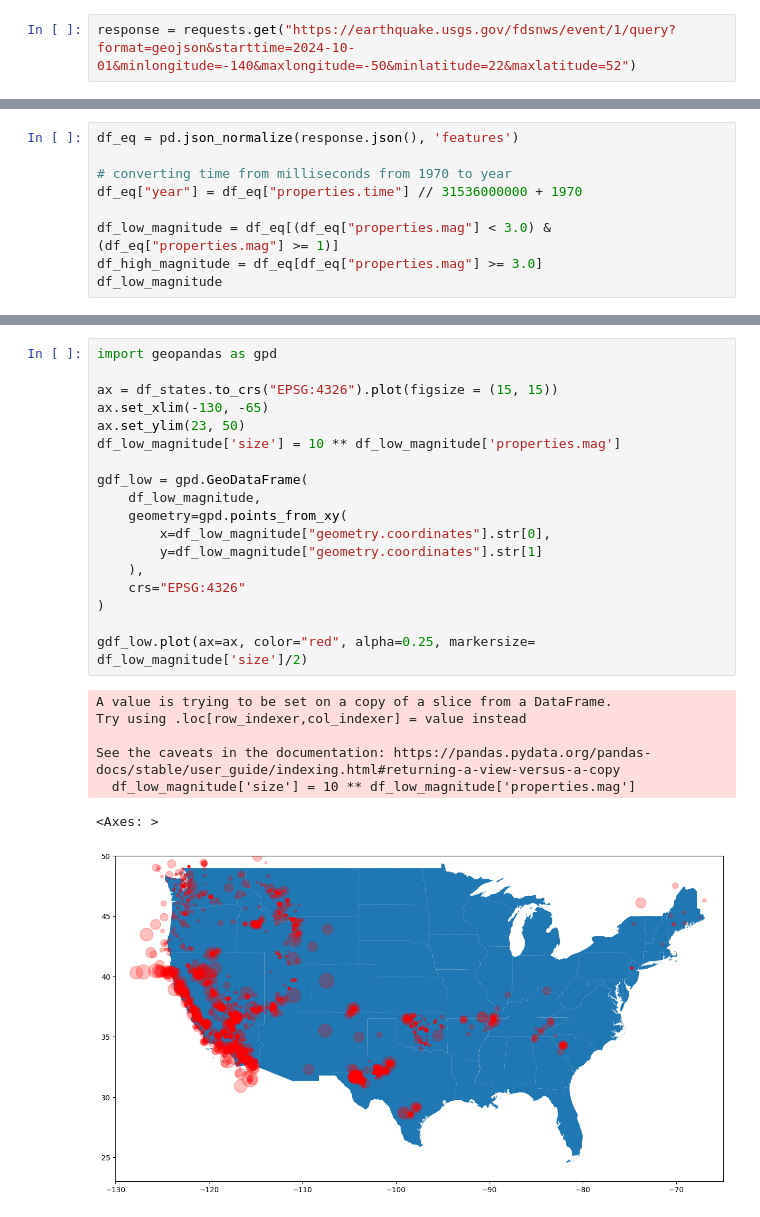
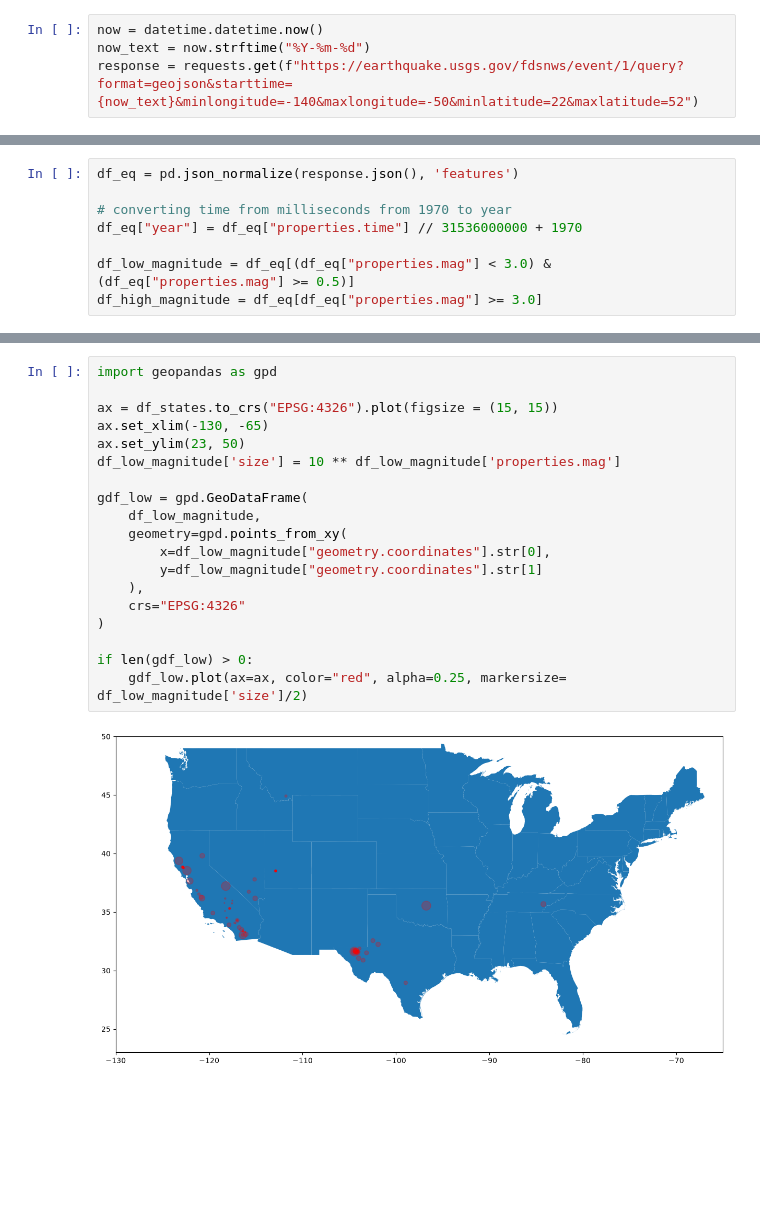
Before and after one commit to careervrosterm/algorithm-portfolio, a Jupyter notebook: API Earthquake Scraper and Heat Map.ipynb, the cells around one changed output, grey strips where cells are left out. Drawn from its saved outputs; the diff is of its cells as text; blank space fills up the shorter version.

```diff
--- a/API Earthquake Scraper and Heat Map.ipynb
+++ b/API Earthquake Scraper and Heat Map.ipynb
@@ -12,2 +15,4 @@ The following request collects data from the USGS' database regarding earthquake
 # %%
-response = requests.get("https://earthquake.usgs.gov/fdsnws/event/1/query?format=geojson&starttime=2024-10-01&minlongitude=-140&maxlongitude=-50&minlatitude=22&maxlatitude=52")
+now = datetime.datetime.now()
+now_text = now.strftime("%Y-%m-%d")
+response = requests.get(f"https://earthquake.usgs.gov/fdsnws/event/1/query?format=geojson&starttime={now_text}&minlongitude=-140&maxlongitude=-50&minlatitude=22&maxlatitude=52")
@@ -17,6 +24,5 @@ df_eq = pd.json_normalize(response.json(), 'features')
 # converting time from milliseconds from 1970 to year
 df_eq["year"] = df_eq["properties.time"] // 31536000000 + 1970
 
-df_low_magnitude = df_eq[(df_eq["properties.mag"] < 3.0) & (df_eq["properties.mag"] >= 1)]
+df_low_magnitude = df_eq[(df_eq["properties.mag"] < 3.0) & (df_eq["properties.mag"] >= 0.5)]
 df_high_magnitude = df_eq[df_eq["properties.mag"] >= 3.0]
-df_low_magnitude
@@ -82,27 +79,22 @@ df_states
 # %%
 import geopandas as gpd
 
 ax = df_states.to_crs("EPSG:4326").plot(figsize = (15, 15))
 ax.set_xlim(-130, -65)
 ax.set_ylim(23, 50)
 df_low_magnitude['size'] = 10 ** df_low_magnitude['properties.mag']
 
 gdf_low = gpd.GeoDataFrame(
     df_low_magnitude,
     geometry=gpd.points_from_xy(
         x=df_low_magnitude["geometry.coordinates"].str[0],
         y=df_low_magnitude["geometry.coordinates"].str[1]
     ),
     crs="EPSG:4326"
 )
 
-gdf_low.plot(ax=ax, color="red", alpha=0.25, markersize= df_low_magnitude['size']/2)
+if len(gdf_low) > 0:
+    gdf_low.plot(ax=ax, color="red", alpha=0.25, markersize= df_low_magnitude['size']/2)
 # %% [output]
-A value is trying to be set on a copy of a slice from a DataFrame.
-Try using .loc[row_indexer,col_indexer] = value instead
-
-See the caveats in the documentation: https://pandas.pydata.org/pandas-docs/stable/user_guide/indexing.html#returning-a-view-versus-a-copy
-  df_low_magnitude['size'] = 10 ** df_low_magnitude['properties.mag']
-<Axes: >
-[figure, old version]
+[figure, new version]
 # %% [markdown]
```
Also changed, not shown: parts of 12 cells of this notebook, 1 other file.
